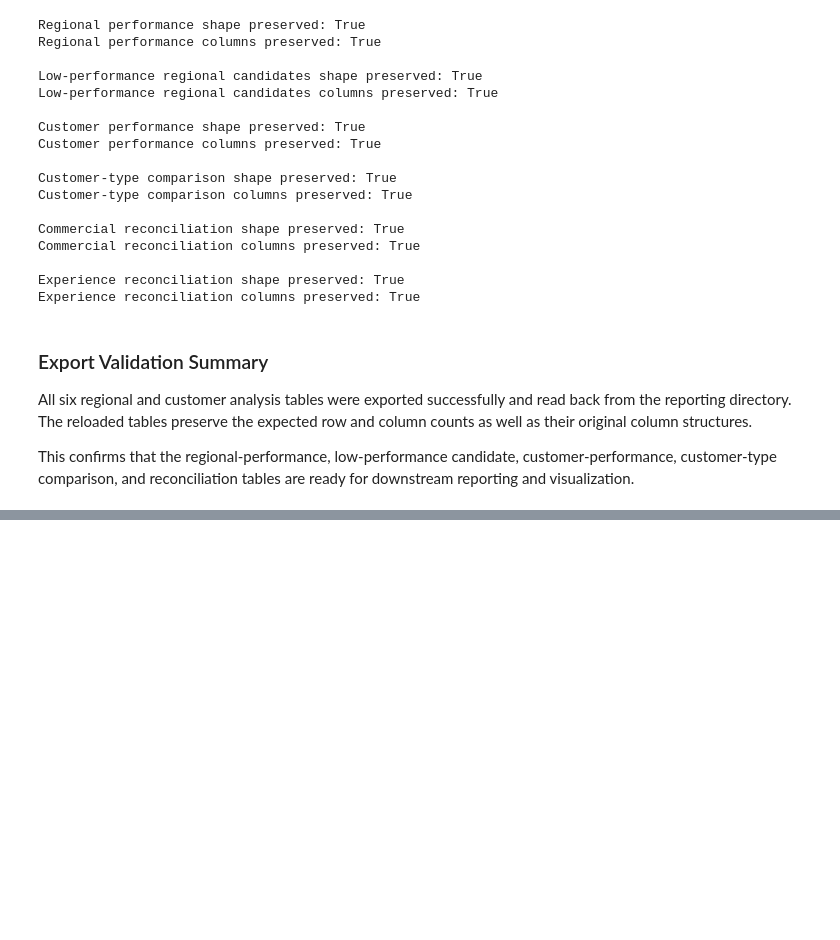
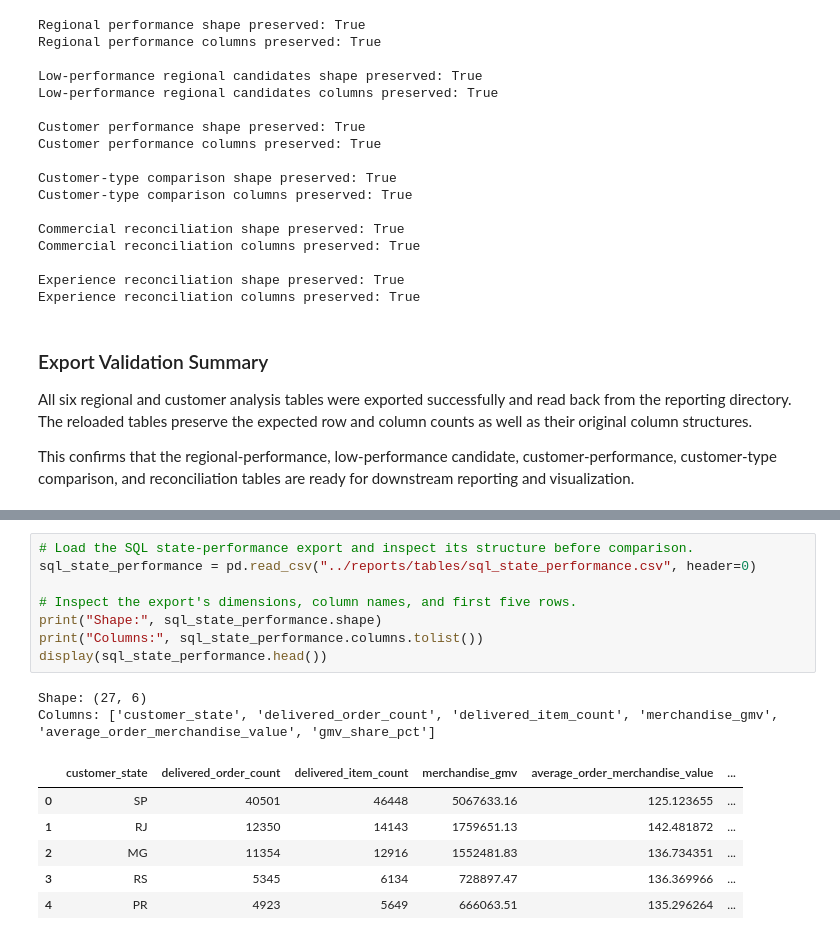
Before and after one commit to Yash1thHJ/DataAnalyst, a Jupyter notebook: notebooks/06_regional_and_customer_analysis.ipynb, the cells around one changed output, grey strips where cells are left out. Saved outputs shown, nothing was run; the diff lists cells and outputs as text; blank space fills up the shorter version.

```diff
--- a/notebooks/06_regional_and_customer_analysis.ipynb
+++ b/notebooks/06_regional_and_customer_analysis.ipynb
@@ -1771,0 +1862,17 @@ This confirms that the regional-performance, low-performance candidate, customer
+# %%
+# Load the SQL state-performance export and inspect its structure before comparison.
+sql_state_performance = pd.read_csv("../reports/tables/sql_state_performance.csv", header=0)
+
+# Inspect the export's dimensions, column names, and first five rows.
+print("Shape:", sql_state_performance.shape)
+print("Columns:", sql_state_performance.columns.tolist())
+display(sql_state_performance.head())
+# %% [output]
+Shape: (27, 6)
+Columns: ['customer_state', 'delivered_order_count', 'delivered_item_count', 'merchandise_gmv', 'average_order_merchandise_value', 'gmv_share_pct']
+|  | customer_state | delivered_order_count | delivered_item_count | merchandise_gmv | average_order_merchandise_value | ... |
+| 0 | SP | 40501 | 46448 | 5067633.16 | 125.123655 | ... |
+| 1 | RJ | 12350 | 14143 | 1759651.13 | 142.481872 | ... |
+| 2 | MG | 11354 | 12916 | 1552481.83 | 136.734351 | ... |
+| 3 | RS | 5345 | 6134 | 728897.47 | 136.369966 | ... |
+| 4 | PR | 4923 | 5649 | 666063.51 | 135.296264 | ... |
```
Also changed, not shown: parts of 8 cells of this notebook, 2 other files.
